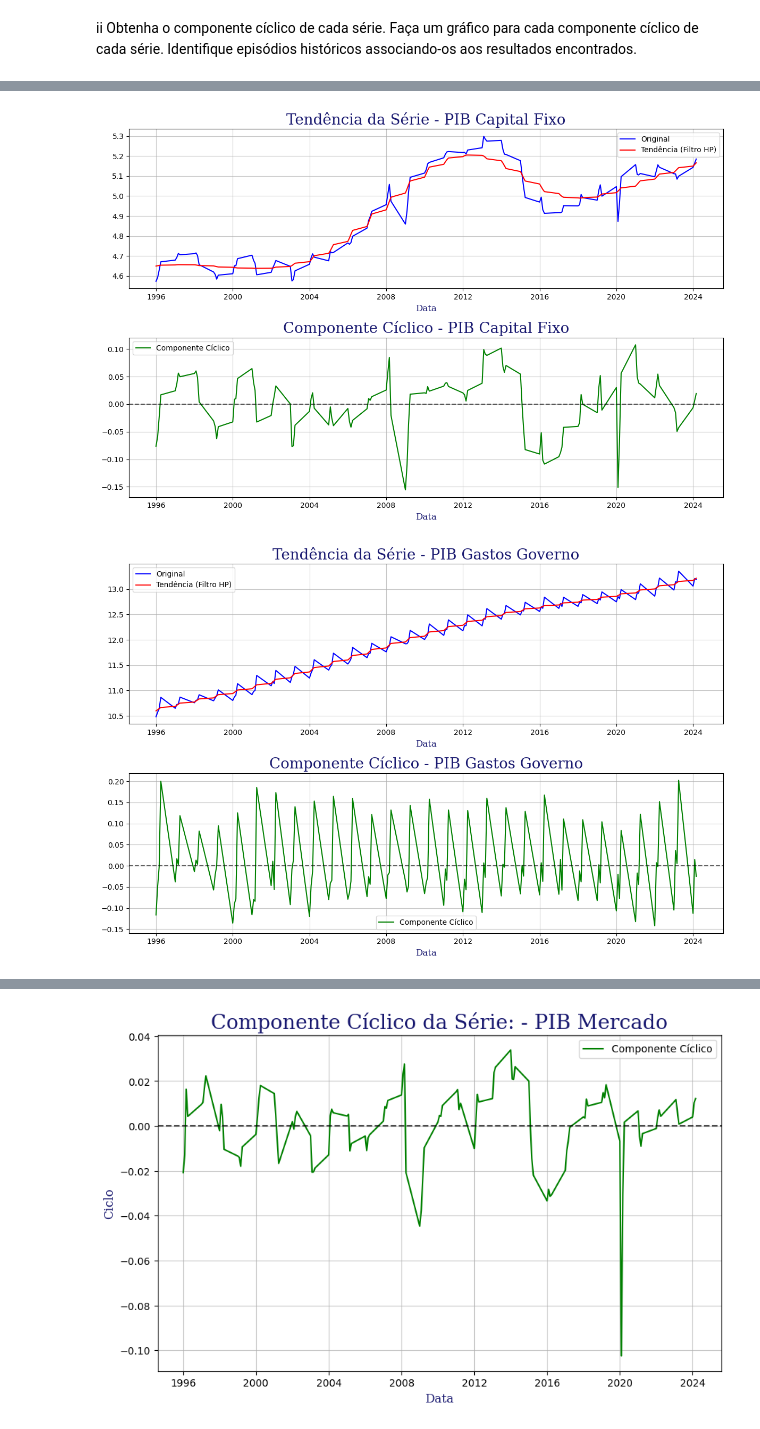
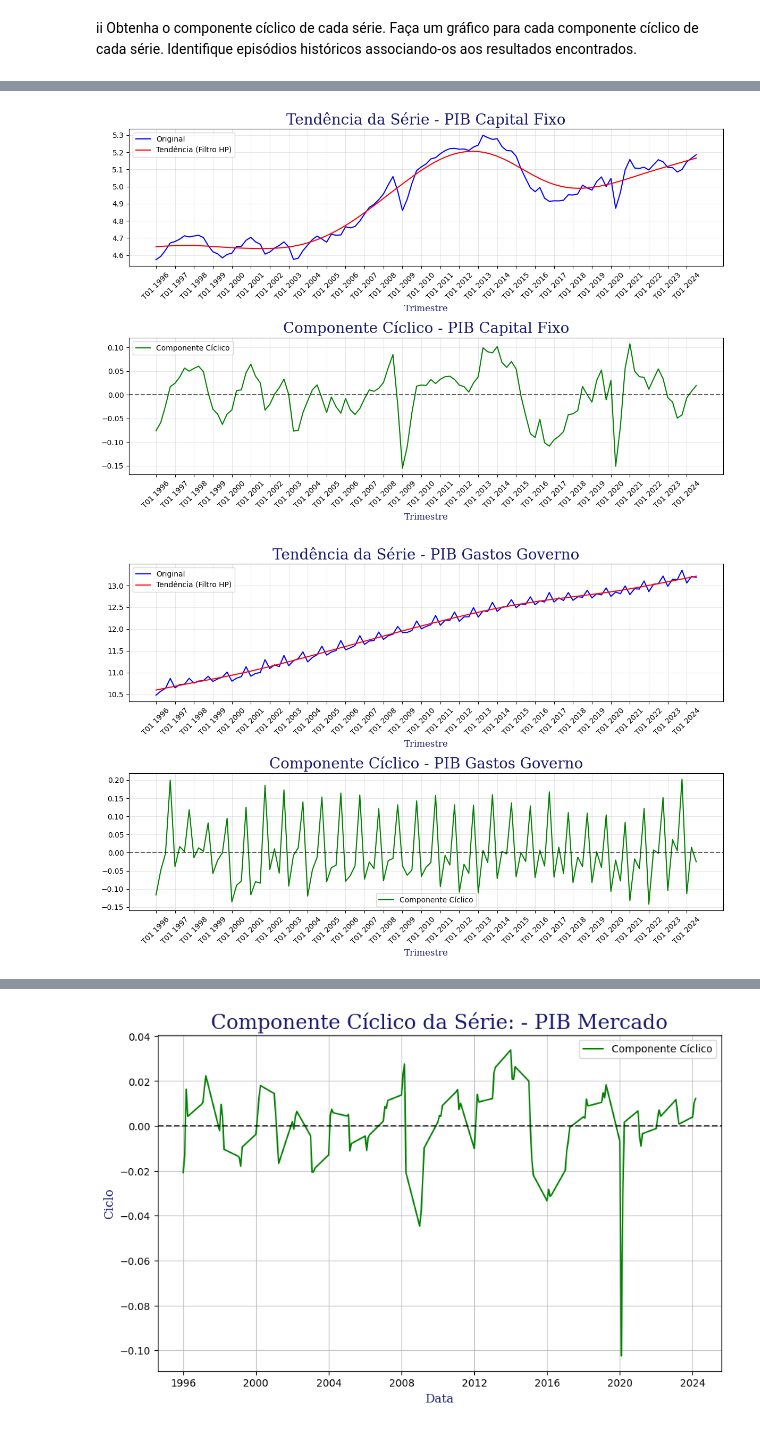
Before and after one commit to meduardajustino/Macroeconomia1, a Jupyter notebook: Lista 1/Questão 1/Questão_1.ipynb, the cells around one changed output, grey strips where cells are left out. Drawn from its saved outputs; the diff is of its cells as text; code cells hidden in the pictures.

```diff
--- a/Lista 1/Questão 1/Questão_1.ipynb
+++ b/Lista 1/Questão 1/Questão_1.ipynb
@@ -158,7 +157,7 @@ media_trimestral['Trimestre_Numérico'] = media_trimestral['Trimestre-Ano'].str.
 # Ordenar com base no ano e no trimestre
 media_trimestral = media_trimestral.sort_values(by=['Ano', 'Trimestre_Numérico']).drop(columns=['Ano', 'Trimestre_Numérico'])
 media_trimestral.reset_index(drop=True, inplace=True)
-media_trimestral.columns = ['Data', 'horas_trabalhadas']
+media_trimestral.columns = ['Trimestre-Ano', 'horas_trabalhadas']
 
 print(media_trimestral.head(12))
 # %% [output]
@@ -273,8 +260,9 @@ def graficos(data, original, tendencia, ciclo, titulo):
     plt.plot(data, original, label='Original', color='blue')
     plt.plot(data, tendencia, label='Tendência (Filtro HP)', color='red')
     plt.title(f'Tendência da Série - {titulo}',  fontdict={'family':'serif','color':'midnightblue','size':20})
-    plt.xlabel('Data', fontdict={'family':'serif','color':'midnightblue','size':12})
-    plt.grid(True, linestyle='-', alpha=0.7)
+    plt.xlabel('Trimestre', fontdict={'family':'serif','color':'midnightblue','size':12})
+    plt.xticks(range(0, len(data), 4), data[::4], rotation=45)
+    plt.grid(True, linestyle='-', alpha=0.3)
     plt.legend()
 
     # Componente cíclico
@@ -283,16 +271,17 @@ def graficos(data, original, tendencia, ciclo, titulo):
     plt.axhline(0, color='black', linestyle='--', alpha=0.6)
     plt.title(f'Componente Cíclico - {titulo}', fontdict={'family':'serif','color':'midnightblue','size':20})
     plt.legend()
-    plt.xlabel('Data', fontdict={'family':'serif','color':'midnightblue','size':12})
-    plt.grid(True, linestyle='-', alpha=0.7)
+    plt.xlabel('Trimestre', fontdict={'family':'serif','color':'midnightblue','size':12})
+    plt.xticks(range(0, len(data), 4), data[::4], rotation=45)
+    plt.grid(True, linestyle='-', alpha=0.3)
 
     plt.tight_layout()
     plt.show()
 # %%
 # Plotar para cada série
-graficos(df['Data'], df['PIB_Mercado_log'], df['PIB_Mercado_tendencia'], df['PIB_Mercado_ciclo'], 'PIB Mercado')
-graficos(df['Data'], df['PIB_familias_log'], df['PIB_familias_tendencia'], df['PIB_familias_ciclo'], 'PIB Famílias')
-graficos(df['Data'], df['PIB_capital_fixo_log'], df['PIB_capital_fixo_tendencia'], df['PIB_capital_fixo_ciclo'], 'PIB Capital Fixo')
-graficos(df['Data'], df['PIB_gastos_gov_log'], df['PIB_gastos_gov_tendencia'], df['PIB_gastos_gov_ciclo'], 'PIB Gastos Governo')
-graficos(media_trimestral['Data'], media_trimestral['horas_trabalhadas_log'], media_trimestral['horas_trabalhadas_tendencia'], media_trimestral['horas_trabalhadas_ciclo'], 'Horas Trabalhadas Indústria')
+graficos(df['Trimestre-Ano'], df['PIB_Mercado_log'], df['PIB_Mercado_tendencia'], df['PIB_Mercado_ciclo'], 'PIB Mercado')
+graficos(df['Trimestre-Ano'], df['PIB_familias_log'], df['PIB_familias_tendencia'], df['PIB_familias_ciclo'], 'PIB Famílias')
+graficos(df['Trimestre-Ano'], df['PIB_capital_fixo_log'], df['PIB_capital_fixo_tendencia'], df['PIB_capital_fixo_ciclo'], 'PIB Capital Fixo')
+graficos(df['Trimestre-Ano'], df['PIB_gastos_gov_log'], df['PIB_gastos_gov_tendencia'], df['PIB_gastos_gov_ciclo'], 'PIB Gastos Governo')
+graficos(media_trimestral['Trimestre-Ano'], media_trimestral['horas_trabalhadas_log'], media_trimestral['horas_trabalhadas_tendencia'], media_trimestral['horas_trabalhadas_ciclo'], 'Horas Trabalhadas Indústria')
 # %% [output]
@@ -301,2 +290,2 @@ graficos(media_trimestral['Data'], media_trimestral['horas_trabalhadas_log'], me
-[figure, old version]
+[figure, new version]
-[figure, old version]
+[figure, new version]
```
Also changed, not shown: parts of 8 cells of this notebook, 5 other files.
